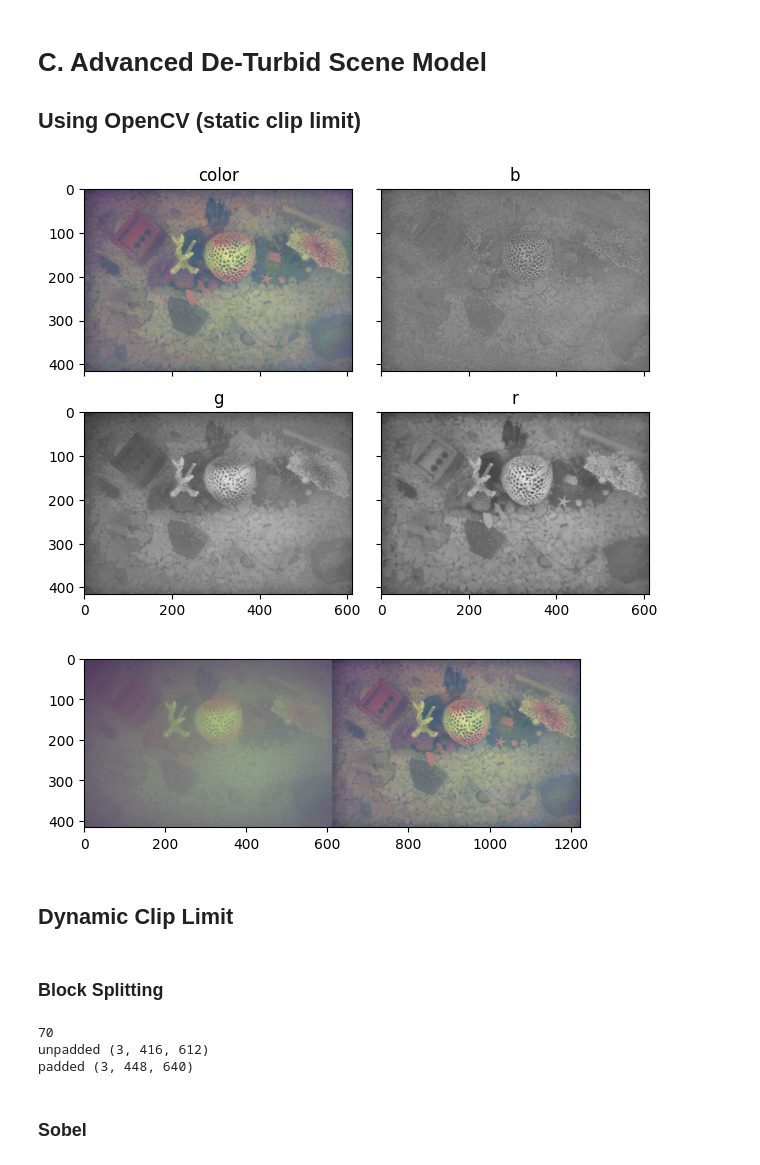
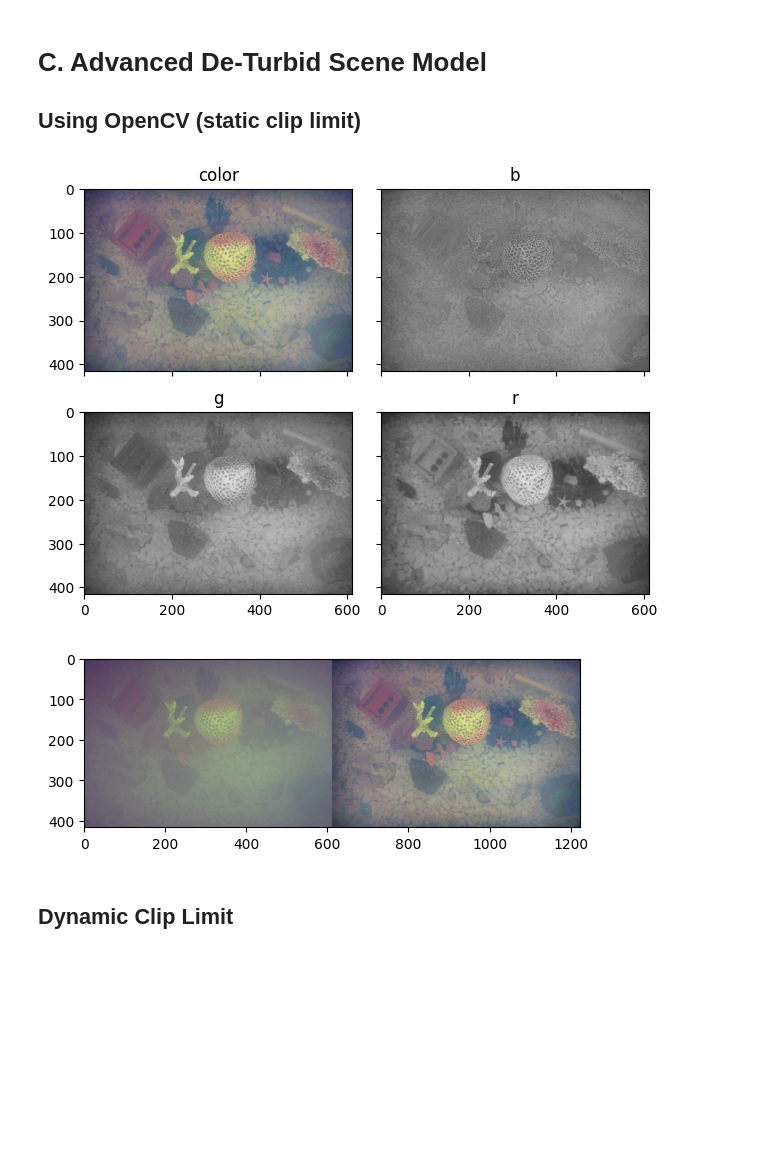
Before and after one commit to benjaminwp18/underwater-dehazing-python, a Jupyter notebook: stepwise.ipynb, the cells around one changed output. Cells and saved outputs as stored; diff of their text form; code cells hidden in the pictures; blank space fills up the shorter version.

```diff
--- a/stepwise.ipynb
+++ b/stepwise.ipynb
@@ -29,57 +30,13 @@ plot_channels(img)
 
 ## Using OpenCV (static clip limit)
 # %%
-clahed1 = basic_CLAHE_float(img)
-plot_channels(clahed1)
-plot_img(np.hstack((img.cl, clahed1.cl)))
+clahed_static = basic_CLAHE_float(img)
+plot_channels(clahed_static)
+plot_img(np.hstack((img.cl, clahed_static.cl)))
 
 # TODO: rewrite CLAHE to have dynamic clip limit based on block turbidity estimation
 # %% [output]
-[figure, old version]
+[figure, new version]
 [figure]
 # %% [markdown]
 ## Dynamic Clip Limit
-# %% [markdown]
-### Block Splitting
-# %%
-n = 64
-padded_w_in_blocks = img.w // n + 1
-padded_w = padded_w_in_blocks * n
-padded_h_in_blocks = img.h // n + 1
-padded_h = padded_h_in_blocks * n
-
-img_before_padding = img.clone()
-
-print(padded_w_in_blocks * padded_h_in_blocks)
-
-padding_w = padded_w - img.w
-padding_h = padded_h - img.h
-
-print('unpadded', img.cf.shape)
-
-channels: list[FloatArray] = []
-for channel in img.cf:
-    channels.append(cv2.copyMakeBorder(channel, 0, padding_h, 0, padding_w, cv2.BORDER_DEFAULT).astype(np.float32))
-
-img.set_cl(cv2.merge(channels).astype(np.float32))
-
-print('padded', img.cf.shape)
-
-# plot_img(img)
-# plot_img(basic_CLAHE_float(img))
-
-blocks = []
-
-for y in range(padded_h_in_blocks):
-    for x in range(padded_w_in_blocks):
-        blocks.append(
-            OrderedImage(img.cl[y * n:y * n + n, x * n:x * n + n])
-        )
-
-# plot_imgs(blocks, max_cols=padded_w_in_blocks)
-# %% [output]
-70
-unpadded (3, 416, 612)
-padded (3, 448, 640)
-# %% [markdown]
-### Sobel
```
Also changed, not shown: parts of 5 cells of this notebook, 3 other files.
